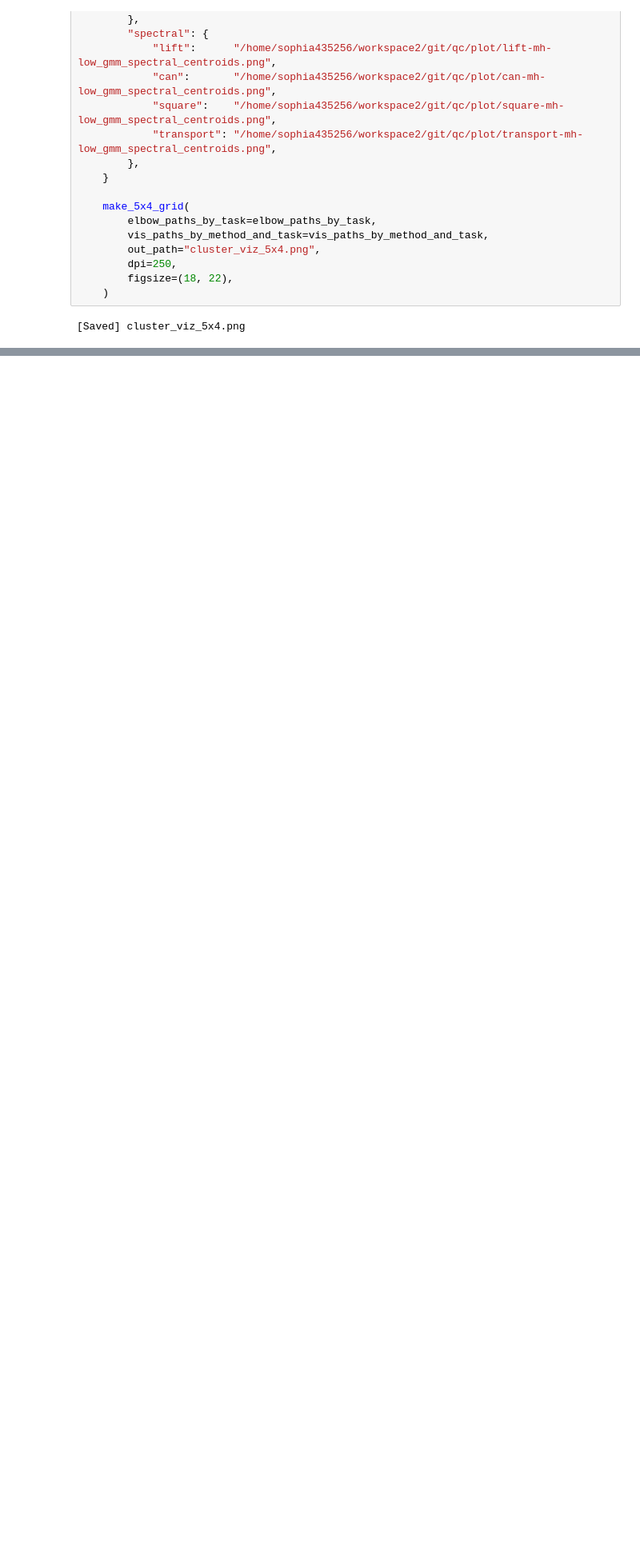
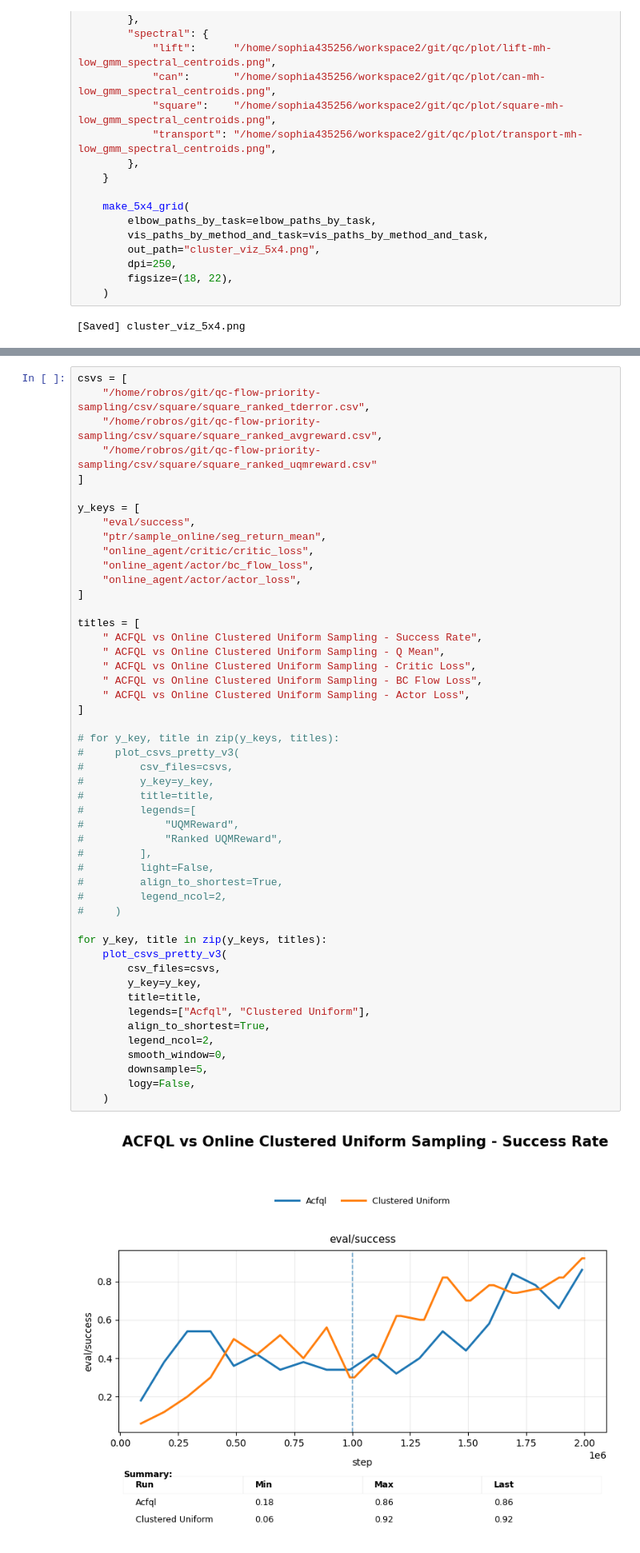
Before and after one commit to Revivekirin/qc-flow-priority-sampling, a Jupyter notebook: test.ipynb, the cells around one changed output, grey strips where cells are left out. Shown at 80% size. Cells and saved outputs as stored; diff of their text form; blank space fills up the shorter version.

```diff
--- a/test.ipynb
+++ b/test.ipynb
@@ -207,0 +770,51 @@ print(run.history())
+# %%
+csvs = [
+    "/home/robros/git/qc-flow-priority-sampling/csv/square/square_ranked_tderror.csv",
+    "/home/robros/git/qc-flow-priority-sampling/csv/square/square_ranked_avgreward.csv",
+    "/home/robros/git/qc-flow-priority-sampling/csv/square/square_ranked_uqmreward.csv"
+]
+
+y_keys = [
+    "eval/success",
+    "ptr/sample_online/seg_return_mean",
+    "online_agent/critic/critic_loss",
+    "online_agent/actor/bc_flow_loss",
+    "online_agent/actor/actor_loss",
+]
+
+titles = [
+    " ACFQL vs Online Clustered Uniform Sampling - Success Rate",
+    " ACFQL vs Online Clustered Uniform Sampling - Q Mean",
+    " ACFQL vs Online Clustered Uniform Sampling - Critic Loss",
+    " ACFQL vs Online Clustered Uniform Sampling - BC Flow Loss",
+    " ACFQL vs Online Clustered Uniform Sampling - Actor Loss",
+]
+
+# for y_key, title in zip(y_keys, titles):
+#     plot_csvs_pretty_v3(
+#         csv_files=csvs,
+#         y_key=y_key,
+#         title=title,
+#         legends=[
+#             "UQMReward",
+#             "Ranked UQMReward",
+#         ],
+#         light=False,
+#         align_to_shortest=True,
+#         legend_ncol=2,
+#     )
+
+for y_key, title in zip(y_keys, titles):
+    plot_csvs_pretty_v3(
+        csv_files=csvs,
+        y_key=y_key,
+        title=title,
+        legends=["Acfql", "Clustered Uniform"],
+        align_to_shortest=True,
+        legend_ncol=2,
+        smooth_window=0,
+        downsample=5,
+        logy=False,
+    )
+# %% [output]
+[figure, added]
```
Also changed, not shown: parts of 12 cells of this notebook, 5 other files.
